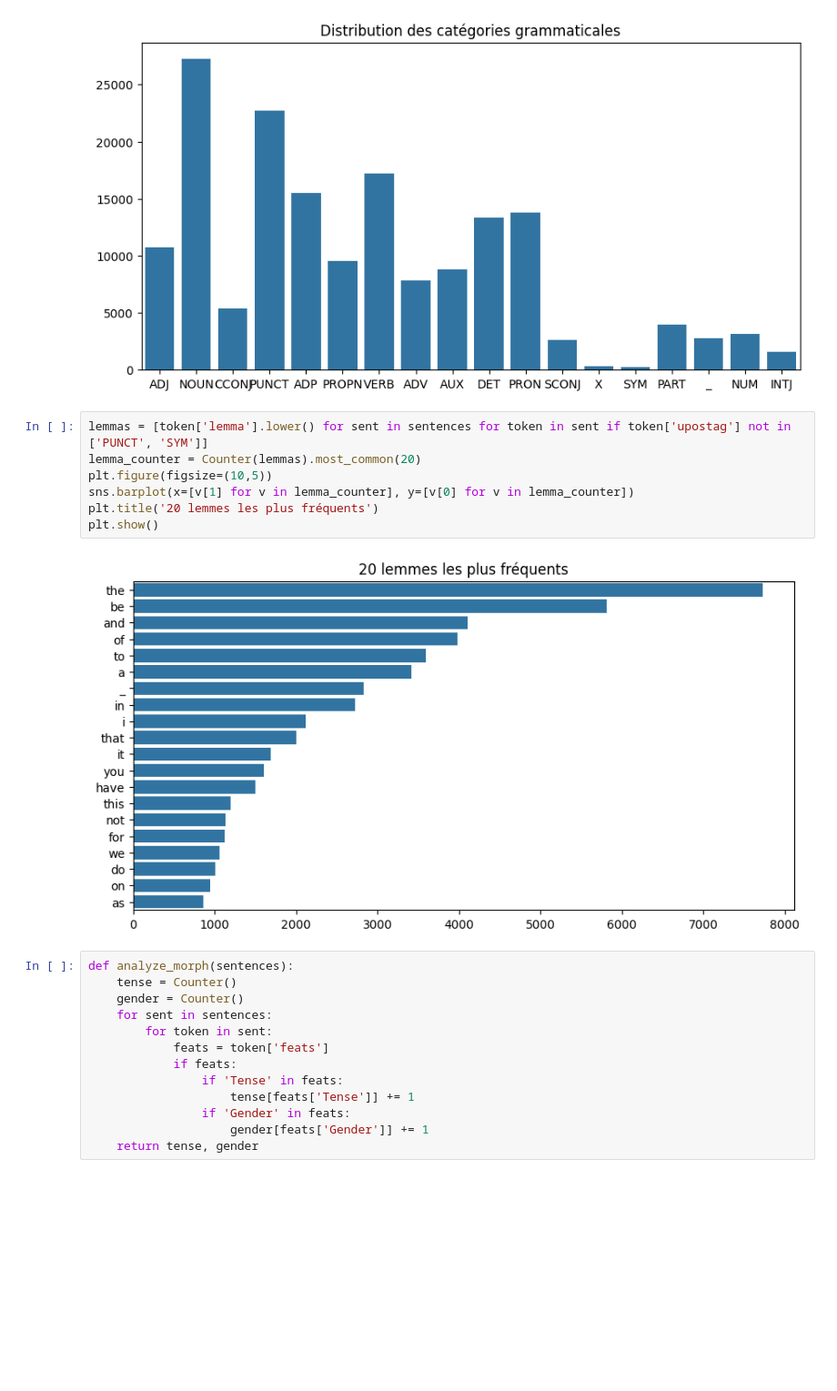
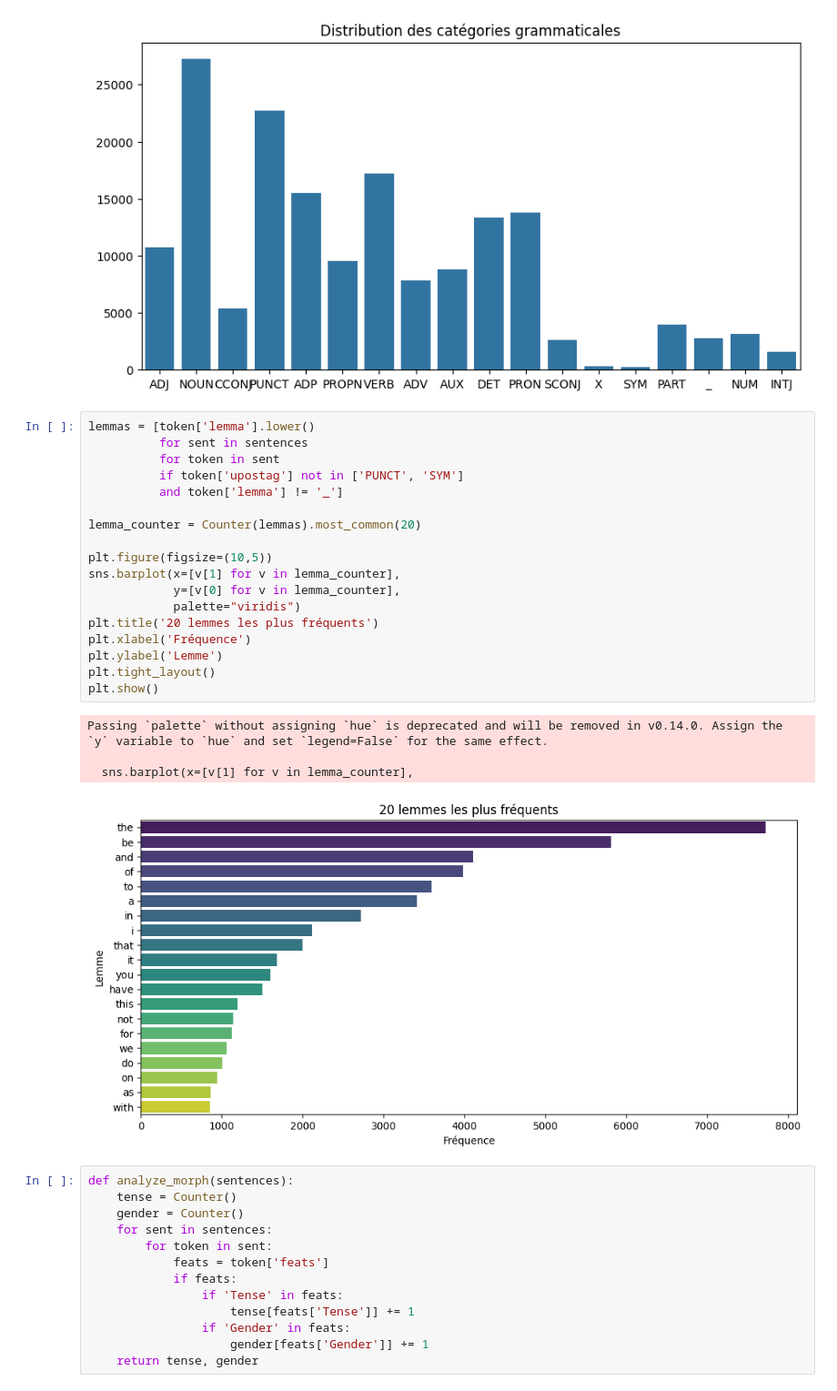
Before and after one commit to AbdelheqMokhtari/TreeTagger-POSTag, a Jupyter notebook: GUM_analysis/GUM_analysis.ipynb, the cells around one changed output. Shown at 91% size. Cells and saved outputs as stored; diff of their text form; blank space fills up the shorter version.

```diff
--- a/GUM_analysis/GUM_analysis.ipynb
+++ b/GUM_analysis/GUM_analysis.ipynb
@@ -51,14 +47,28 @@ plt.show()
 # %% [output]
 [figure]
 # %%
-lemmas = [token['lemma'].lower() for sent in sentences for token in sent if token['upostag'] not in ['PUNCT', 'SYM']]
+lemmas = [token['lemma'].lower()
+          for sent in sentences
+          for token in sent
+          if token['upostag'] not in ['PUNCT', 'SYM']
+          and token['lemma'] != '_']
+
 lemma_counter = Counter(lemmas).most_common(20)
+
 plt.figure(figsize=(10,5))
-sns.barplot(x=[v[1] for v in lemma_counter], y=[v[0] for v in lemma_counter])
+sns.barplot(x=[v[1] for v in lemma_counter],
+            y=[v[0] for v in lemma_counter],
+            palette="viridis")
 plt.title('20 lemmes les plus fréquents')
+plt.xlabel('Fréquence')
+plt.ylabel('Lemme')
+plt.tight_layout()
 plt.show()
 # %% [output]
+Passing `palette` without assigning `hue` is deprecated and will be removed in v0.14.0. Assign the `y` variable to `hue` and set `legend=False` for the same effect.
+
+  sns.barplot(x=[v[1] for v in lemma_counter],
-[figure, old version]
+[figure, new version]
 # %%
 def analyze_morph(sentences):
     tense = Counter()
```
Also changed, not shown: parts of 4 cells of this notebook.
